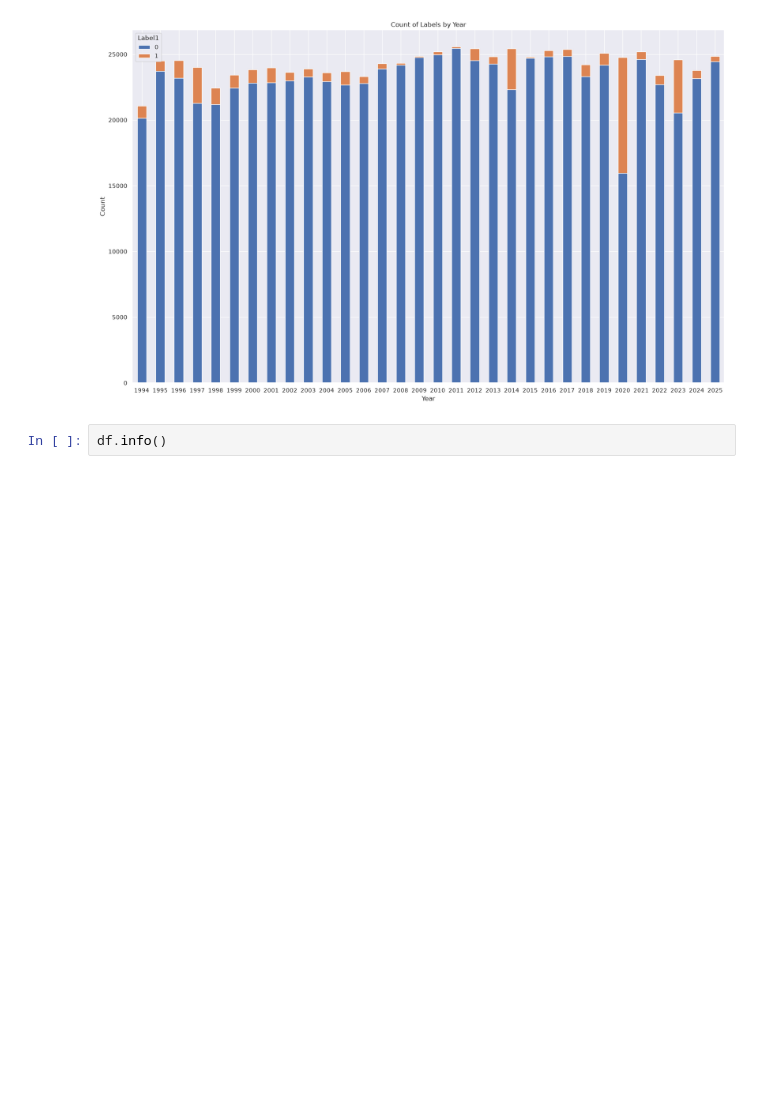
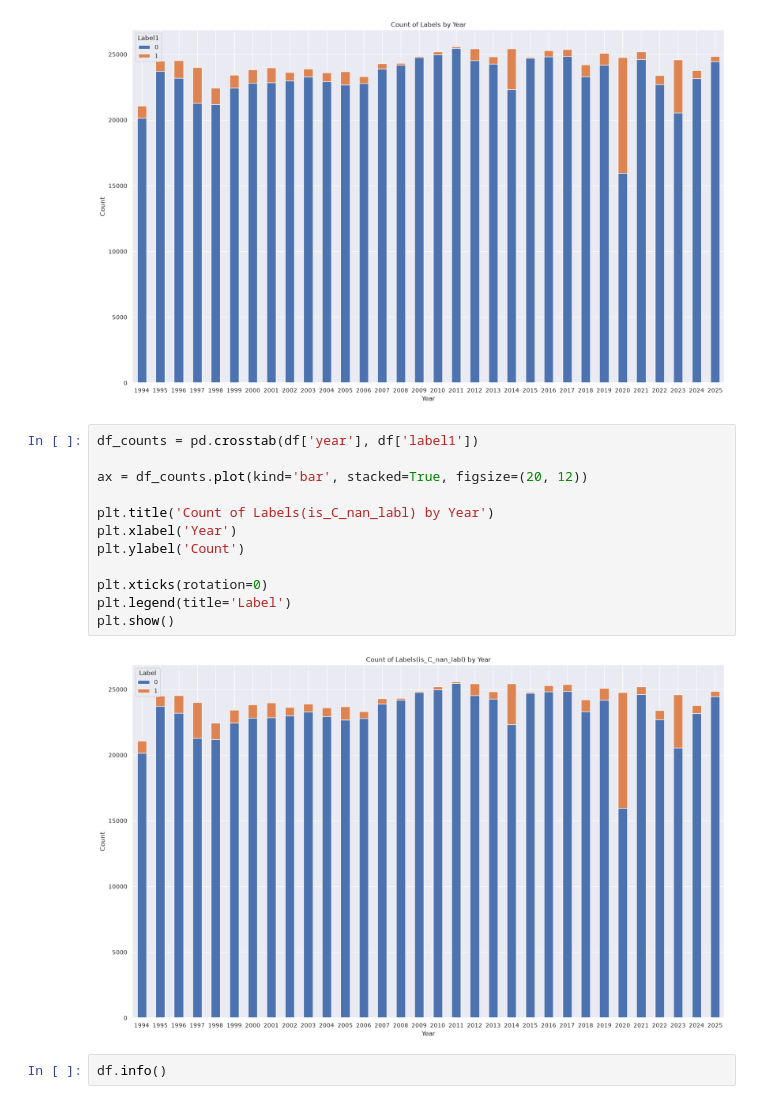
Before and after one commit to mcodcatyu/research_project, a Jupyter notebook: mhd/isnan_flag_v3.ipynb, the cells around one changed output. Cells and saved outputs as stored; diff of their text form; blank space fills up the shorter version.

```diff
--- a/mhd/isnan_flag_v3.ipynb
+++ b/mhd/isnan_flag_v3.ipynb
@@ -210,5 +210,19 @@ plt.show()
 # %% [markdown]
 ![image.png](attachment:image.png)
+# %%
+df_counts = pd.crosstab(df['year'], df['label1'])
+
+ax = df_counts.plot(kind='bar', stacked=True, figsize=(20, 12))
+
+plt.title('Count of Labels(is_C_nan_labl) by Year')
+plt.xlabel('Year')
+plt.ylabel('Count')
+
+plt.xticks(rotation=0)
+plt.legend(title='Label')
+plt.show()
+# %% [output]
+[figure, added]
 # %%
 df.info()
 # %% [output]
```
Also changed, not shown: parts of 2 cells of this notebook, 7 other files.
